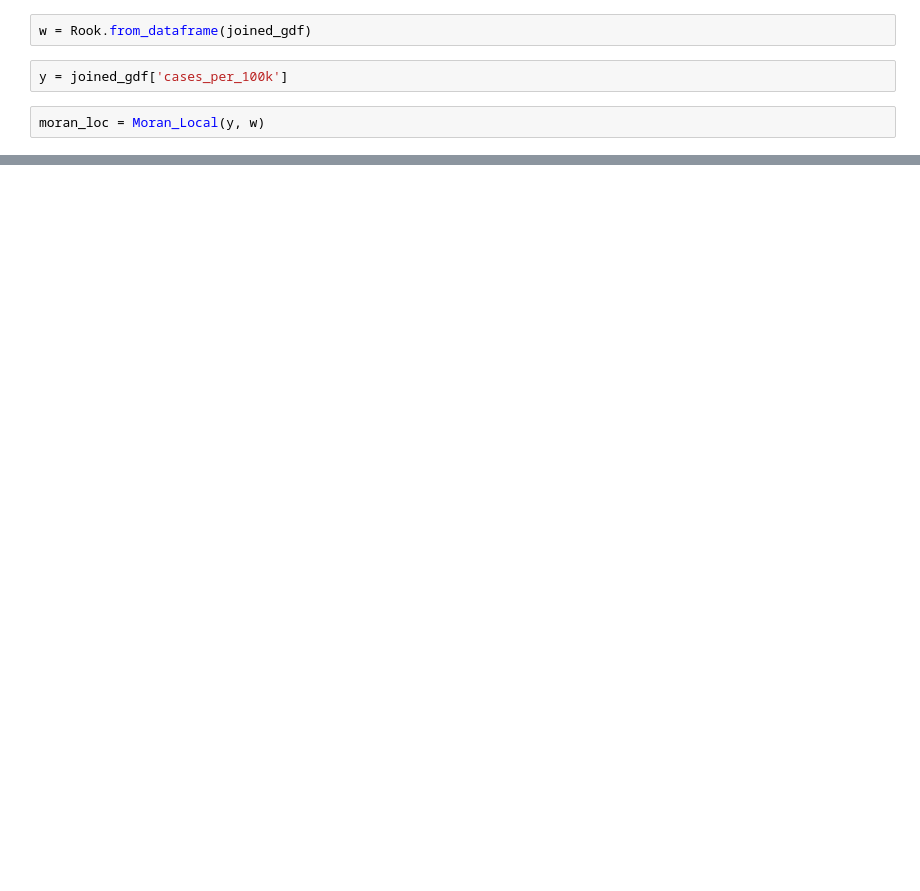
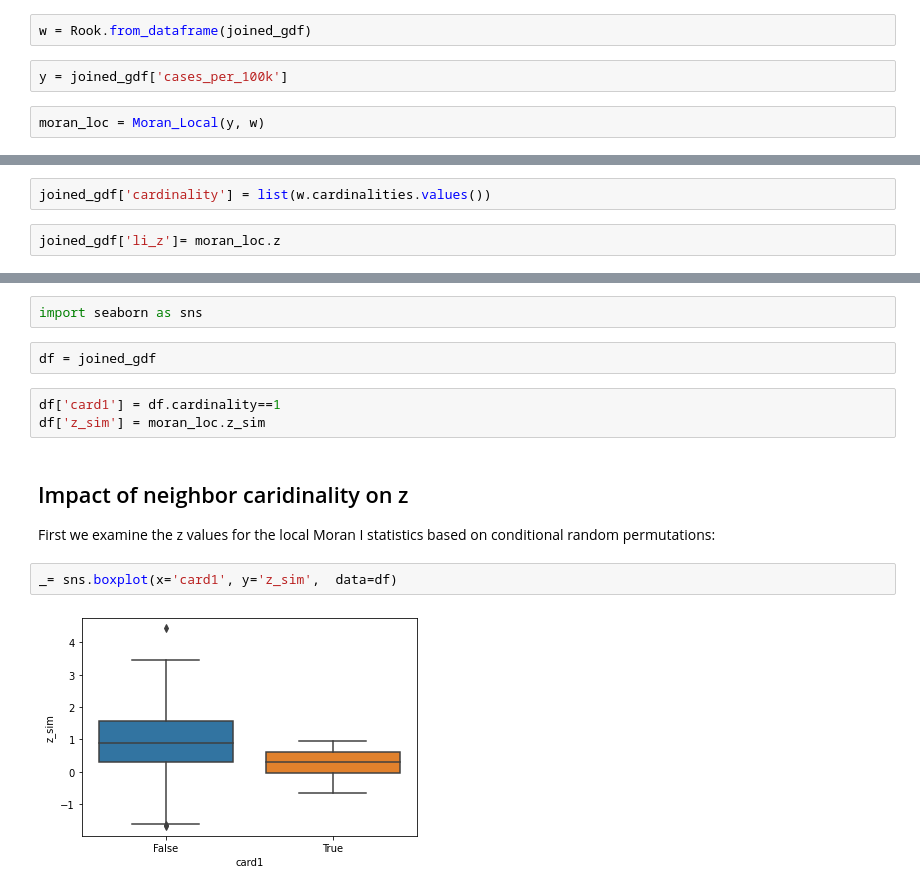
Before and after one commit to sjsrey/pysal-temp, a Jupyter notebook: notebooks/moran-local-holes.ipynb, the cells around one changed output, grey strips where cells are left out. Cells and saved outputs as stored; diff of their text form; blank space fills up the shorter version.

Commit message:
inspection of cardinality impact

```diff
--- a/notebooks/moran-local-holes.ipynb
+++ b/notebooks/moran-local-holes.ipynb
@@ -36,0 +37,4 @@ f, ax = lisa_cluster(moran_loc, joined_gdf, figsize=(8,8))
+# %%
+joined_gdf['cardinality'] = list(w.cardinalities.values())
+# %%
+joined_gdf['li_z']= moran_loc.z
@@ -36,0 +53,15 @@ f, ax = lisa_cluster(moran_loc, joined_gdf, figsize=(8,8))
+# %%
+import seaborn as sns
+# %%
+df = joined_gdf
+# %%
+df['card1'] = df.cardinality==1
+df['z_sim'] = moran_loc.z_sim
+# %% [markdown]
+## Impact of neighbor caridinality on z
+
+First we examine the z values for the local Moran I statistics based on conditional random permutations:
+# %%
+_= sns.boxplot(x='card1', y='z_sim',  data=df)
+# %% [output]
+[figure, added]
```
Also changed, not shown: parts of 5 cells of this notebook.
